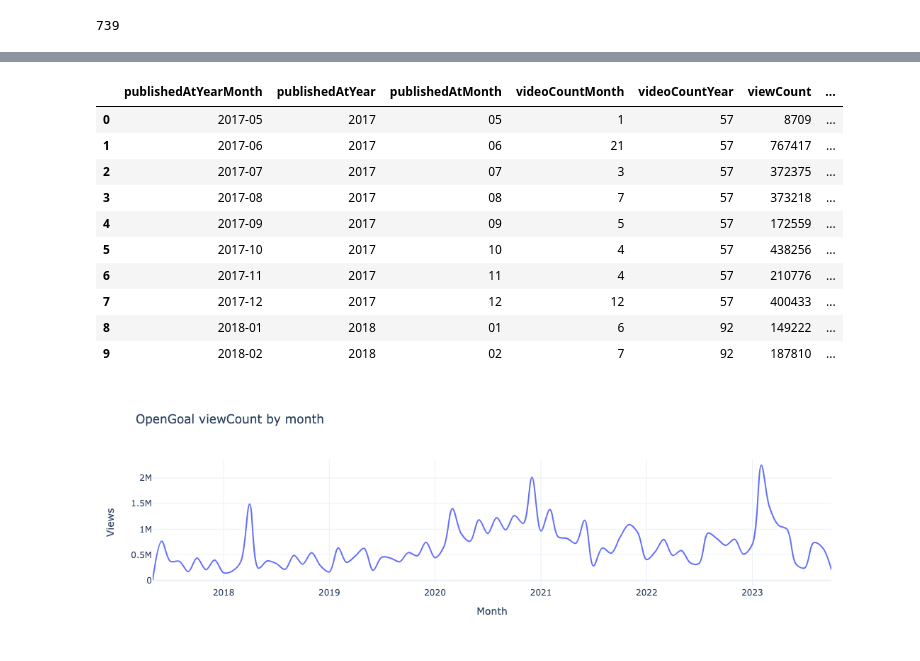
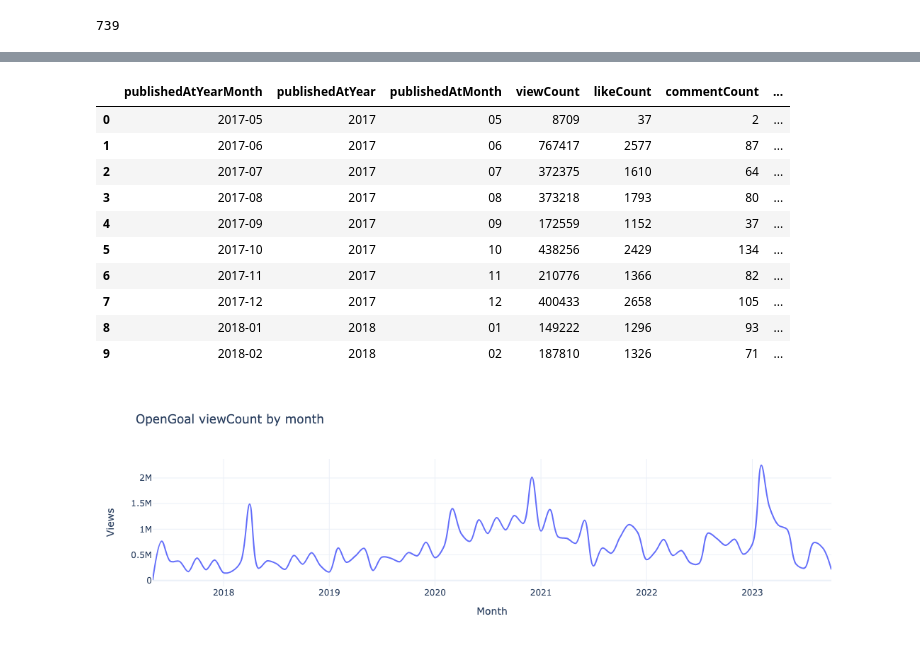
Before and after one commit to JonR45/OpenGoal, a Jupyter notebook: notebooks/5_0_visualise.ipynb, the cells around one changed output, grey strips where cells are left out. Cells and saved outputs as stored; diff of their text form; code cells hidden in the pictures.

```diff
--- a/notebooks/5_0_visualise.ipynb
+++ b/notebooks/5_0_visualise.ipynb
@@ -15,8 +16,8 @@ from src.processing.data_manipulation import single_metric_dataframes, split_int
 raw_data = pd.read_csv("data/processed/json_data_processed.csv")
 data = raw_data.copy()
 df = pd.DataFrame(data)
-df.sort_values(by=["publishedAt"], inplace=True)
-df.reset_index(inplace=True, drop=True)
+# df.sort_values(by=["publishedAt"], inplace=True)
+# df.reset_index(inplace=True, drop=True)
 df.head(2)
 # %% [output]
 |  | videoID | publishedAt | channelId | title | description | channelTitle | tags | viewCount | likeCount | ... |
@@ -24,0 +26,4 @@ df.head(2)
+# %%
+df = create_year_month_columns(df)
+df = create_video_counts_columns(df)
+df.head()
@@ -49,11 +58,3 @@ memory usage: 75.2+ KB
 df['videoID'].nunique()
 # %% [output]
 739
-# %%
-# convert publishedAt values from string to datetime
-df['publishedAt'] = pd.to_datetime(df['publishedAt'])
-# use strftime to format the datetime value into just year and month so we can group by year and month
-df['publishedAtYear'] = df['publishedAt'].dt.strftime("%Y")
-df['publishedAtMonth'] = df['publishedAt'].dt.strftime("%m")
-df['publishedAtYear'] = df['publishedAt'].dt.strftime("%Y")
-df['publishedAtYearMonth'] = df['publishedAt'].dt.strftime("%Y-%m")
@@ -137,7 +60,0 @@ video_counts
-# %%
-# add video count data to original dataframe
-df = pd.merge(df, video_counts, left_on=['publishedAtYearMonth'], right_on=['yearMonth'], how='left')
-df.drop(labels=["yearMonth", "year", "month"],
-        axis=1,
-        inplace=True)
-df.head()
@@ -151,29 +61,34 @@ df.head()
 # %%
 # group the views, likes and comment numbers by month
 df_group = (
     df.groupby(by=[df['publishedAtYearMonth'], df['publishedAtYear'], df['publishedAtMonth'],
                    df['videoCountMonth'], df['videoCountYear']])[
     ['viewCount', 'likeCount', 'commentCount']
     ]
     .sum()
     .astype(int)
     .sort_values(["publishedAtYear", "publishedAtMonth"], ascending=True)
     )
 
 df_group.reset_index(inplace=True)
+
+# change column order
+df_group = df_group[['publishedAtYearMonth', 'publishedAtYear', 'publishedAtMonth',
+             'viewCount', 'likeCount', 'commentCount',
+             'videoCountMonth', 'videoCountYear']]
 df_group.head(10)
 # %% [output]
-|  | publishedAtYearMonth | publishedAtYear | publishedAtMonth | videoCountMonth | videoCountYear | viewCount | ... |
-| 0 | 2017-05 | 2017 | 05 | 1 | 57 | 8709 | ... |
-| 1 | 2017-06 | 2017 | 06 | 21 | 57 | 767417 | ... |
-| 2 | 2017-07 | 2017 | 07 | 3 | 57 | 372375 | ... |
-| 3 | 2017-08 | 2017 | 08 | 7 | 57 | 373218 | ... |
-| 4 | 2017-09 | 2017 | 09 | 5 | 57 | 172559 | ... |
-| 5 | 2017-10 | 2017 | 10 | 4 | 57 | 438256 | ... |
-| 6 | 2017-11 | 2017 | 11 | 4 | 57 | 210776 | ... |
-| 7 | 2017-12 | 2017 | 12 | 12 | 57 | 400433 | ... |
-| 8 | 2018-01 | 2018 | 01 | 6 | 92 | 149222 | ... |
-| 9 | 2018-02 | 2018 | 02 | 7 | 92 | 187810 | ... |
+|  | publishedAtYearMonth | publishedAtYear | publishedAtMonth | viewCount | likeCount | commentCount | ... |
+| 0 | 2017-05 | 2017 | 05 | 8709 | 37 | 2 | ... |
+| 1 | 2017-06 | 2017 | 06 | 767417 | 2577 | 87 | ... |
+| 2 | 2017-07 | 2017 | 07 | 372375 | 1610 | 64 | ... |
+| 3 | 2017-08 | 2017 | 08 | 373218 | 1793 | 80 | ... |
+| 4 | 2017-09 | 2017 | 09 | 172559 | 1152 | 37 | ... |
+| 5 | 2017-10 | 2017 | 10 | 438256 | 2429 | 134 | ... |
+| 6 | 2017-11 | 2017 | 11 | 210776 | 1366 | 82 | ... |
+| 7 | 2017-12 | 2017 | 12 | 400433 | 2658 | 105 | ... |
+| 8 | 2018-01 | 2018 | 01 | 149222 | 1296 | 93 | ... |
+| 9 | 2018-02 | 2018 | 02 | 187810 | 1326 | 71 | ... |
 # %%
 fig = px.line(df_group,
               x=df_group["publishedAtYearMonth"],
```
Also changed, not shown: parts of 8 cells of this notebook, 3 other files.
